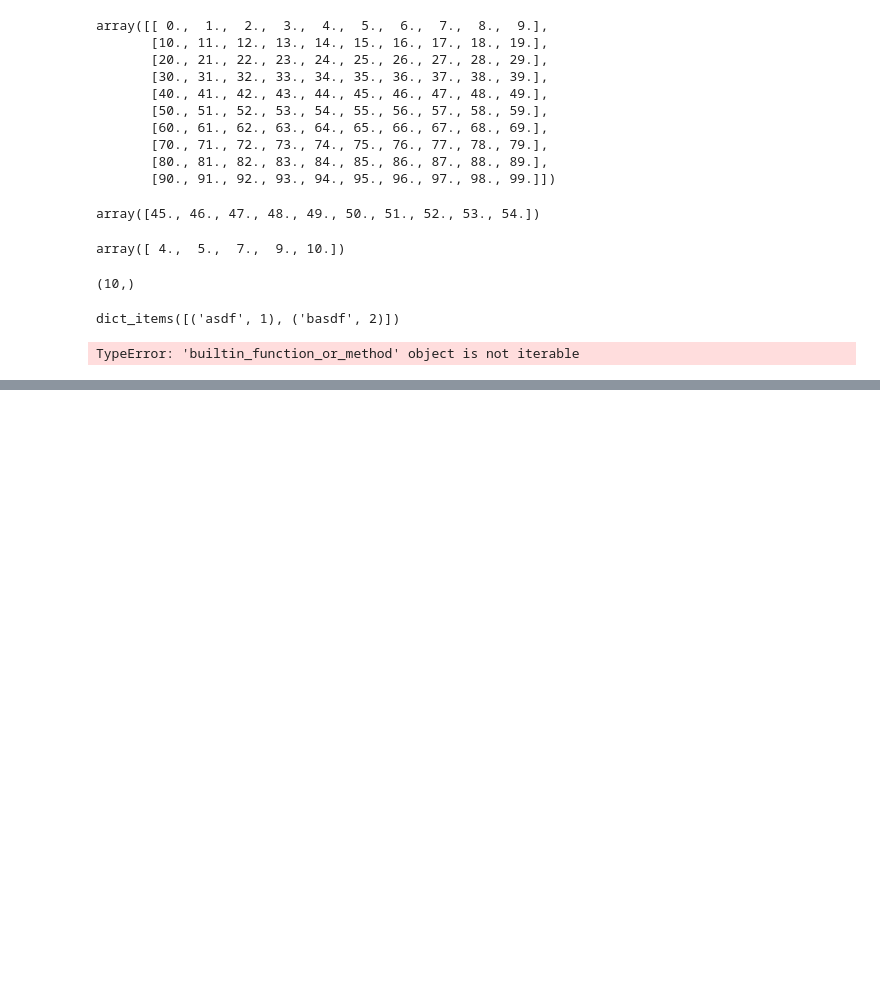
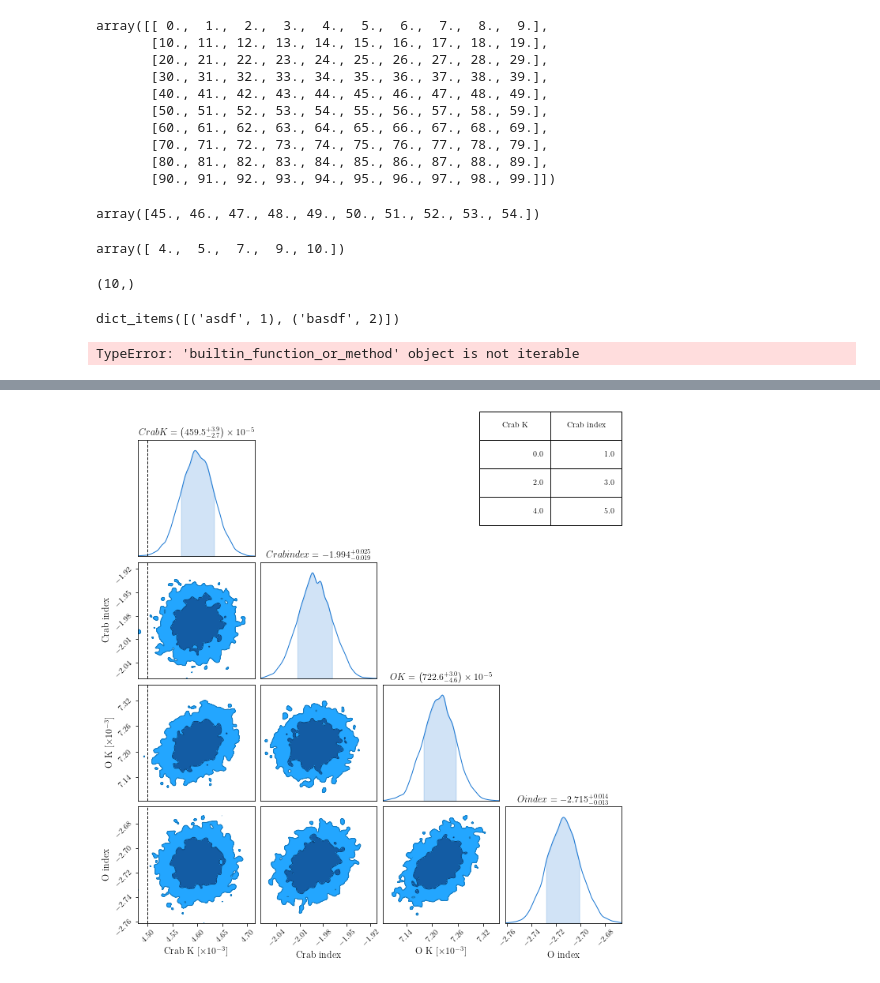
Before and after one commit to moej56153/Master_Thesis, a Jupyter notebook: integral_data_analysis/random_code.ipynb, the cells around one changed output, grey strips where cells are left out. Saved outputs shown, nothing was run; the diff lists cells and outputs as text; code cells hidden in the pictures; blank space fills up the shorter version.

```diff
--- a/integral_data_analysis/random_code.ipynb
+++ b/integral_data_analysis/random_code.ipynb
@@ -47,0 +73,20 @@ TypeError: 'builtin_function_or_method' object is not iterable
+# %%
+c = ChainConsumer()
+chain = np.loadtxt('./chains/1-post_equal_weights.dat')
+c.add_chain(chain, parameters=['Crab K', 'Crab index', 'O K', 'O index', '$z$'], name='fit')
+
+
+
+fig = c.plotter.plot(filename="crab_parameter_fit.pdf",
+                    parameters=4,
+                    truth={'Crab K':4.5e-3, 'Crab index':-2.08},
+                    figsize="page",
+                    log_scales=[])
+a = np.linspace(0,5, 6).reshape((3,2))
+table = plt.table(a,
+                  bbox = [0.7,0.8,0.25,0.2],
+                  transform=fig.transFigure,
+                  colLabels=["Crab K", "Crab index"]
+                  )
+# %% [output]
+[figure, added]
```
Also changed, not shown: parts of 5 cells of this notebook, 2 other files.
